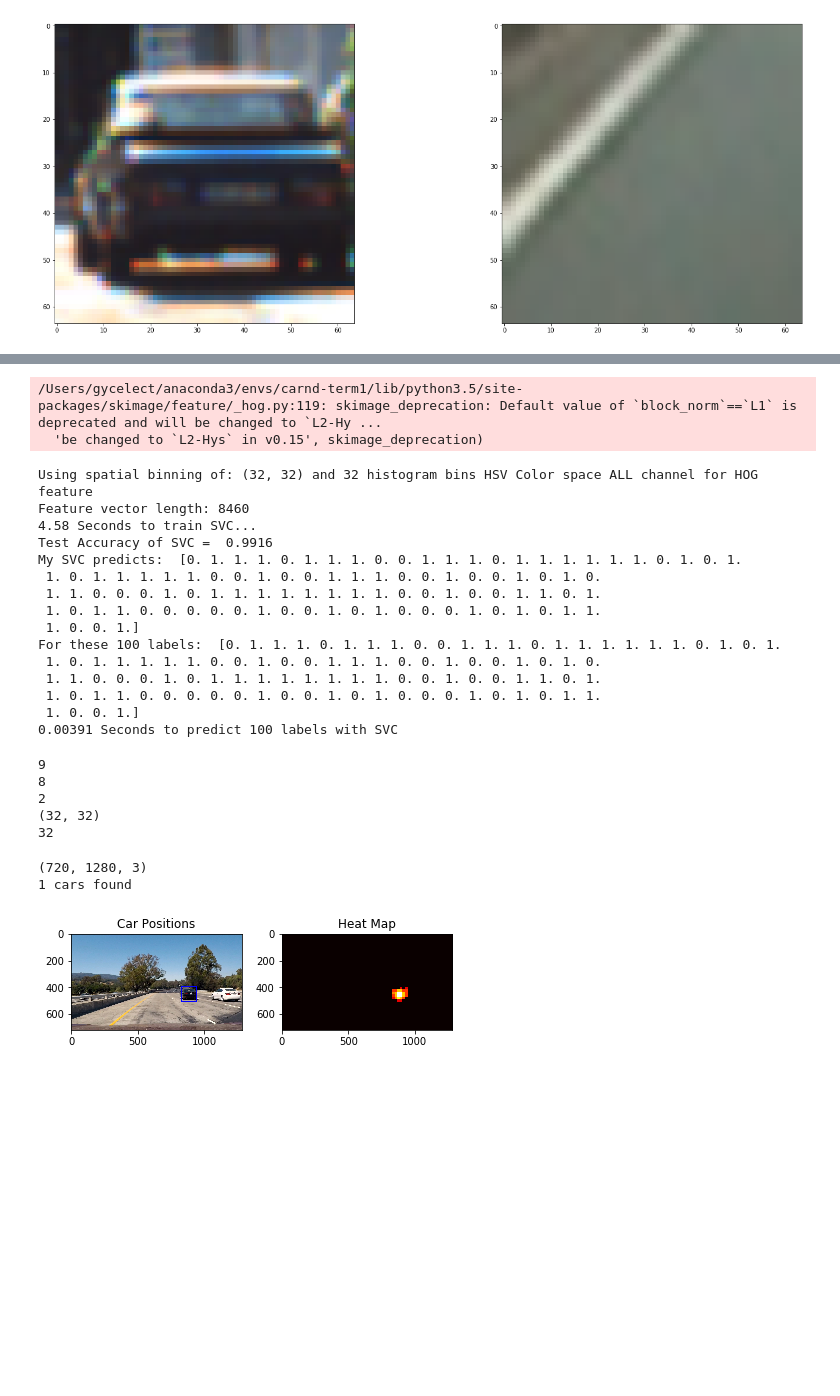
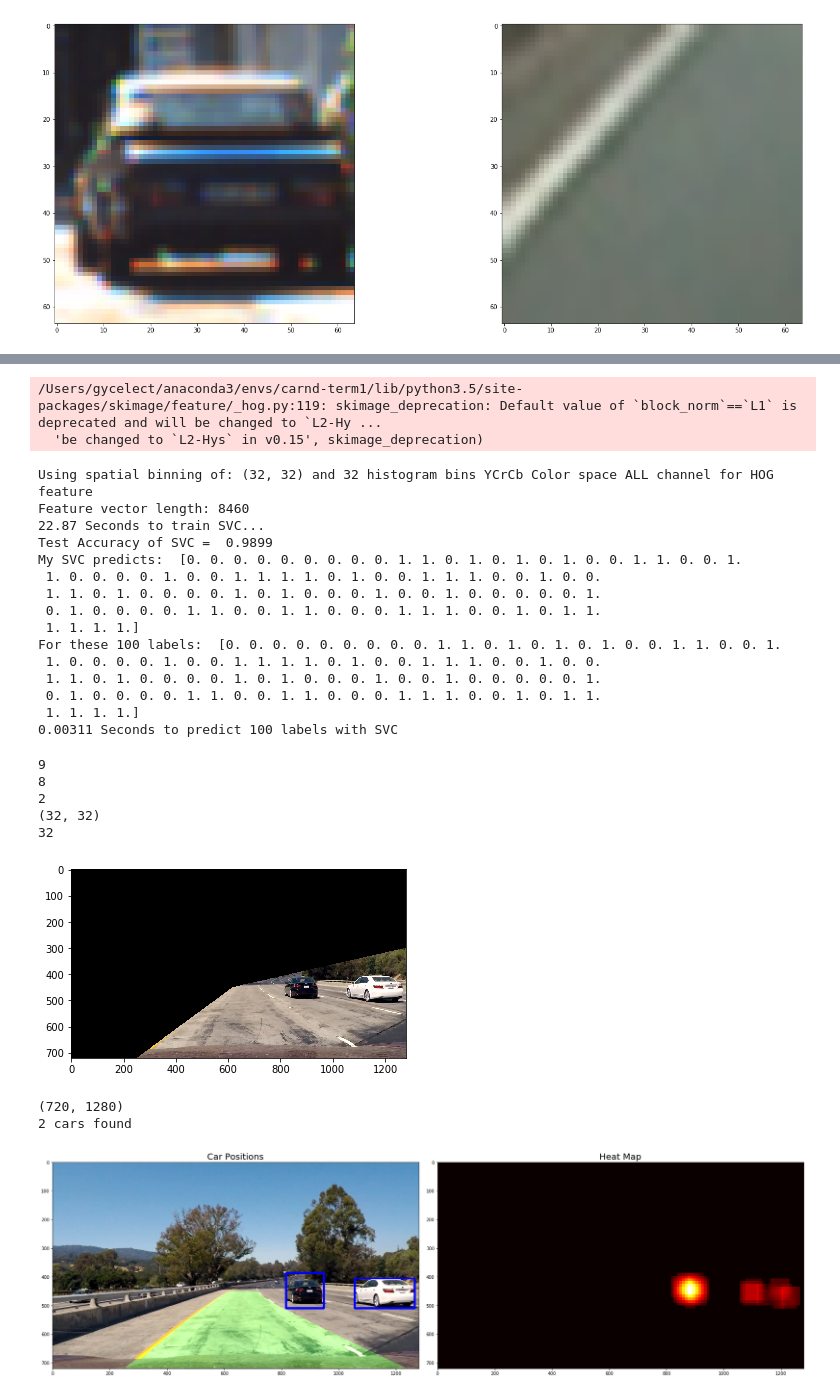
Before and after one commit to guangyangai/CarND-Vehicle-Detection-P5, a Jupyter notebook: vehicle_detection.ipynb, the cells around one changed output, grey strips where cells are left out. Saved outputs shown, nothing was run; the diff lists cells and outputs as text; code cells hidden in the pictures; blank space fills up the shorter version.

```diff
--- a/vehicle_detection.ipynb
+++ b/vehicle_detection.ipynb
@@ -57,5 +61,6 @@ ax2.imshow(hog_image_nocar, cmap = 'Greys')
 # %%
 # Train the classifier on the training images
+import pickle
 
 # Function to compute binned color features
 def bin_spatial(img, size=(32, 32)):
@@ -147,10 +152,9 @@ def extract_features(imgs, cspace='RGB', spatial_size=(32, 32), hist_bins=32, or
 cars = glob.glob('vehicles/*/*.png')
 notcars = glob.glob('non-vehicles/*/*.png')
 
-
 # Extract features
 #tunable parameters
-cspace = 'HSV'
+cspace = 'YCrCb'
 #channel = (0,1,2,'ALL')
 hog_channel = 'ALL'
 spatial_size = (32,32)
@@ -208,21 +212,21 @@ print(round(t2-t, 5), 'Seconds to predict', n_predict,'labels with SVC')
 # %% [output]
 /Users/gycelect/anaconda3/envs/carnd-term1/lib/python3.5/site-packages/skimage/feature/_hog.py:119: skimage_deprecation: Default value of `block_norm`==`L1` is deprecated and will be changed to `L2-Hy ...
   'be changed to `L2-Hys` in v0.15', skimage_deprecation)
-Using spatial binning of: (32, 32) and 32 histogram bins HSV Color space ALL channel for HOG feature
+Using spatial binning of: (32, 32) and 32 histogram bins YCrCb Color space ALL channel for HOG feature
 Feature vector length: 8460
-4.58 Seconds to train SVC...
-Test Accuracy of SVC =  0.9916
-My SVC predicts:  [0. 1. 1. 1. 0. 1. 1. 1. 0. 0. 1. 1. 1. 0. 1. 1. 1. 1. 1. 1. 0. 1. 0. 1.
- 1. 0. 1. 1. 1. 1. 1. 0. 0. 1. 0. 0. 1. 1. 1. 0. 0. 1. 0. 0. 1. 0. 1. 0.
- 1. 1. 0. 0. 0. 1. 0. 1. 1. 1. 1. 1. 1. 1. 1. 0. 0. 1. 0. 0. 1. 1. 0. 1.
- 1. 0. 1. 1. 0. 0. 0. 0. 0. 1. 0. 0. 1. 0. 1. 0. 0. 0. 1. 0. 1. 0. 1. 1.
- 1. 0. 0. 1.]
-For these 100 labels:  [0. 1. 1. 1. 0. 1. 1. 1. 0. 0. 1. 1. 1. 0. 1. 1. 1. 1. 1. 1. 0. 1. 0. 1.
- 1. 0. 1. 1. 1. 1. 1. 0. 0. 1. 0. 0. 1. 1. 1. 0. 0. 1. 0. 0. 1. 0. 1. 0.
- 1. 1. 0. 0. 0. 1. 0. 1. 1. 1. 1. 1. 1. 1. 1. 0. 0. 1. 0. 0. 1. 1. 0. 1.
- 1. 0. 1. 1. 0. 0. 0. 0. 0. 1. 0. 0. 1. 0. 1. 0. 0. 0. 1. 0. 1. 0. 1. 1.
- 1. 0. 0. 1.]
-0.00391 Seconds to predict 100 labels with SVC
+22.87 Seconds to train SVC...
+Test Accuracy of SVC =  0.9899
+My SVC predicts:  [0. 0. 0. 0. 0. 0. 0. 0. 0. 1. 1. 0. 1. 0. 1. 0. 1. 0. 0. 1. 1. 0. 0. 1.
+ 1. 0. 0. 0. 0. 1. 0. 0. 1. 1. 1. 1. 0. 1. 0. 0. 1. 1. 1. 0. 0. 1. 0. 0.
+ 1. 1. 0. 1. 0. 0. 0. 0. 1. 0. 1. 0. 0. 0. 1. 0. 0. 1. 0. 0. 0. 0. 0. 1.
+ 0. 1. 0. 0. 0. 0. 1. 1. 0. 0. 1. 1. 0. 0. 0. 1. 1. 1. 0. 0. 1. 0. 1. 1.
+ 1. 1. 1. 1.]
+For these 100 labels:  [0. 0. 0. 0. 0. 0. 0. 0. 0. 1. 1. 0. 1. 0. 1. 0. 1. 0. 0. 1. 1. 0. 0. 1.
+ 1. 0. 0. 0. 0. 1. 0. 0. 1. 1. 1. 1. 0. 1. 0. 0. 1. 1. 1. 0. 0. 1. 0. 0.
+ 1. 1. 0. 1. 0. 0. 0. 0. 1. 0. 1. 0. 0. 0. 1. 0. 0. 1. 0. 0. 0. 0. 0. 1.
+ 0. 1. 0. 0. 0. 0. 1. 1. 0. 0. 1. 1. 0. 0. 0. 1. 1. 1. 0. 0. 1. 0. 1. 1.
+ 1. 1. 1. 1.]
+0.00311 Seconds to predict 100 labels with SVC
 # %%
 # save classifer
 import pickle
@@ -368,46 +634,49 @@ print(hist_bins)
 # %%
 # Test on test image
 from scipy.ndimage.measurements import label
 image = mpimg.imread('test_images/test1.jpg')
 #image = image/255.
-print(image.shape)
 ystart = 300
-ystop = 656
+ystop = image.shape[0]
 scale = 1.2
 #parameters to be load from pickle
 orient = 9
 pix_per_cell = 8
 cell_per_block = 2
 spatial_size = (32,32)
 hist_bins =32
-#use parameter from training
-box_list = find_cars(image, ystart, ystop, scale, svc, X_scaler, orient, pix_per_cell, cell_per_block, spatial_size, hist_bins)
+threshold = 0.9
+heatmap_threshold = 2
+#find cars
+M,Minv = calculate_perspective_transform(image)
+frame_w_lane, left_upper, left_lower =detect_lane_from_frame(image, mtx, dist, M, Minv)
+box_list = find_cars(image, ystart, ystop, scale, svc, X_scaler, orient, pix_per_cell, cell_per_block, spatial_size, hist_bins, left_upper, left_lower, threshold)
 heatmap = np.zeros_like(image[:,:,0]).astype(np.float)
-heatmap = add_heat(heatmap,box_list)
-heatmap = apply_threshold(heatmap, 2)
-
+heatmap = add_heat(heatmap, box_list)
+heatmap = apply_threshold(heatmap, threshold=heatmap_threshold)
 
 # Visualize the heatmap when displaying
 heatmap = np.clip(heatmap, 0, 255)
-
+print(heatmap.shape)
 # Find final boxes from heatmap using label function
 labels = label(heatmap)
-draw_img = draw_labeled_bboxes(np.copy(image), labels)
+draw_img = draw_labeled_bboxes(np.copy(frame_w_lane), labels)
 print(labels[1], 'cars found')
+
 #show the heatmap result
 %matplotlib inline
-fig = plt.figure()
-plt.subplot(121)
-plt.imshow(draw_img)
-plt.title('Car Positions')
-plt.subplot(122)
-plt.imshow(heatmap, cmap='hot')
-plt.title('Heat Map')
-fig.tight_layout()
+f, (ax1, ax2) = plt.subplots(1, 2, figsize=(24, 9))
+f.tight_layout()
+ax1.imshow(draw_img)
+ax1.set_title('Car Positions', fontsize=20)
+ax2.imshow(heatmap, cmap='hot')
+ax2.set_title('Heat Map', fontsize=20)
+plt.subplots_adjust(left=0., right=1, top=0.9, bottom=0.)
 # %% [output]
+[figure, new version]
-(720, 1280, 3)
-1 cars found
+(720, 1280)
+2 cars found
-[figure, old version]
+[figure, added]
 # %%
 # Test on another image
 # Test on test image
```
Also changed, not shown: parts of 10 cells of this notebook, 14 other files.
